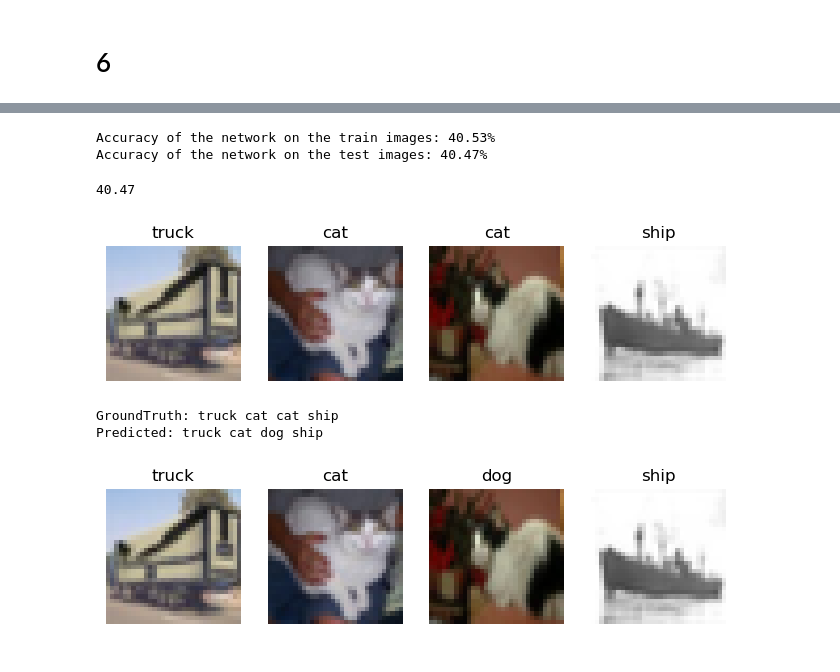
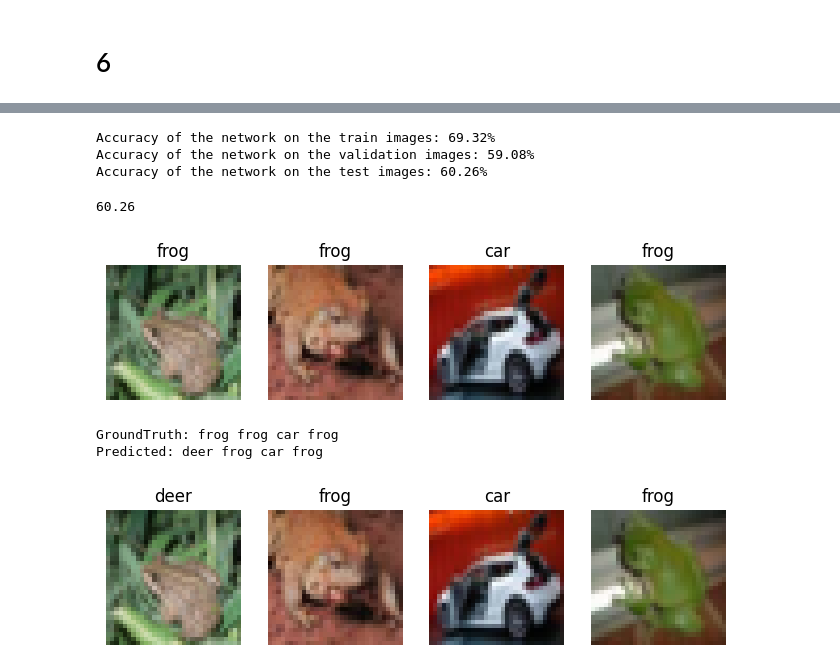
Before and after one commit to Spontaniczny/Image-recognition, a Jupyter notebook: lab2/lab2.ipynb, the cells around one changed output, grey strips where cells are left out. Drawn from its saved outputs; the diff is of its cells as text; code cells hidden in the pictures.

```diff
--- a/lab2/lab2.ipynb
+++ b/lab2/lab2.ipynb
@@ -172,8 +221,14 @@ val_losses = []
+# %%
+import copy
+best_net = copy.deepcopy(net)
+best_val_loss = float('inf')
 # %%
-for epoch in range(2):
+early_stop_counter = 0
+early_stop_range = 3
+for epoch in range(50):
     running_loss = 0.0
-
-    for i, data in enumerate(train_loader, 0):
+    print(f"Starting epoch {epoch + 1}")
+    for i, data in enumerate(train_loader):
         inputs, labels = data[0].to(device), data[1].to(device)
         optimizer.zero_grad()
         outputs = net(inputs)
@@ -184,14 +239,32 @@ for epoch in range(2):
         running_loss += loss.item()
         if i % 2000 == 1999:
             avg_running_loss = running_loss / 2000
-            train_losses.append(avg_running_loss)
-            print(f'[{epoch + 1}, {i + 1}] loss: {avg_running_loss:.4f}')
+            train_losses_batch.append(avg_running_loss)
+            print(f'Epoch {epoch + 1}, images {i + 1}, Train Loss: {avg_running_loss:.4f}')
             running_loss = 0.0
 
             val_loss = calculate_loss(net, val_loader, criterion, device)
-            val_losses.append(val_loss)
-            print(f'Epoch {epoch + 1}, Validation Loss: {val_loss:.4f}')
+            val_losses_batch.append(val_loss)
+            print(f'Epoch {epoch + 1}, images {i + 1}, Validation Loss: {val_loss:.4f}')
+
+
+    print(f"Finished epoch {epoch + 1}")
+    train_loss = calculate_loss(net, train_loader, criterion, device)
+    print(f"Train loss: {train_loss}")
+    train_losses.append(train_loss)
+
+    val_loss = calculate_loss(net, val_loader, criterion, device)
+    print(f"Validation loss: {val_loss}")
+    val_losses.append(val_loss)
+
+    if val_loss < best_val_loss:
+        best_val_loss = val_loss
+        best_net = copy.deepcopy(net)
+        early_stop_counter = 0
+    else:
+        early_stop_counter += 1
+        if early_stop_counter >= early_stop_range:
+            print(f'Early stopping at epoch {epoch + 1}')
+            break
 
 print('Finished Training')
-
-plot_losses(train_losses, val_losses)
@@ -217,29 +275,30 @@ Finished Training
 # %%
-test_accuracy(net, train_loader, device, "train")
-test_accuracy(net, test_loader, device, "test")
+test_accuracy(best_net, train_loader, device, "train")
+test_accuracy(best_net, val_loader, device, "validation")
+test_accuracy(best_net, test_loader, device, "test")
 # %% [output]
-Accuracy of the network on the train images: 40.53%
-Accuracy of the network on the test images: 40.47%
+Accuracy of the network on the train images: 69.32%
+Accuracy of the network on the validation images: 59.08%
+Accuracy of the network on the test images: 60.26%
-40.47
+60.26
 # %%
 testdataiter = iter(test_loader)
 # %%
-#test it
 images, labels = next(testdataiter)
 
 imshow(images, labels)
 print('GroundTruth:', ' '.join(f'{classes[labels[j]]}' for j in range(4)))
 
 images, labels = images.to(device), labels.to(device)
 
-outputs = net(images)
+outputs = best_net(images)
 _, predicted = torch.max(outputs, 1)
 
 print('Predicted:', ' '.join(f'{classes[predicted[j]]}' for j in range(4)))
 
 imshow(images.cpu(), predicted)
 # %% [output]
-[figure, old version]
+[figure, new version]
-GroundTruth: truck cat cat ship
-Predicted: truck cat dog ship
+GroundTruth: frog frog car frog
+Predicted: deer frog car frog
-[figure, old version]
+[figure, new version]
```
Also changed, not shown: parts of 28 cells of this notebook, 2 other files.
